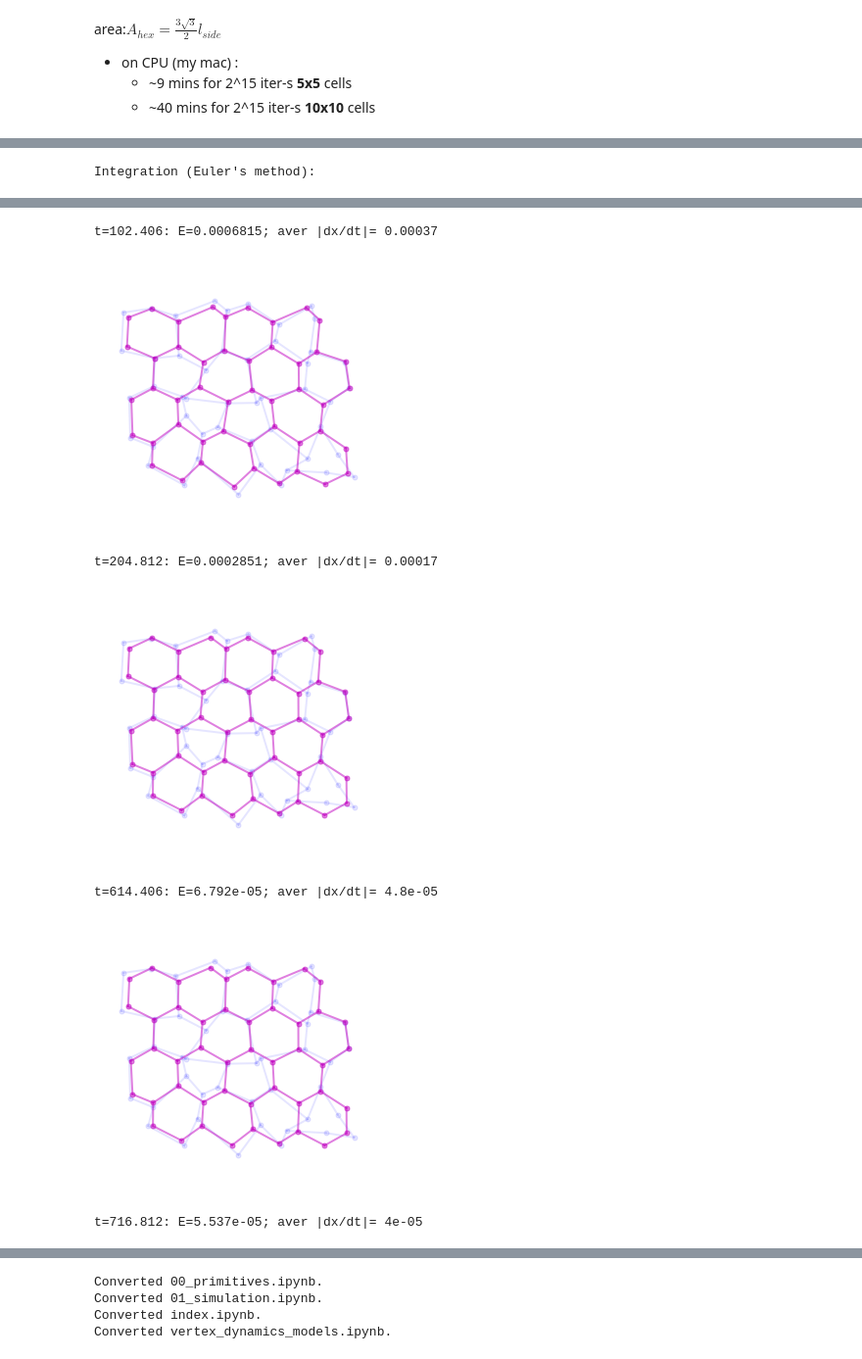
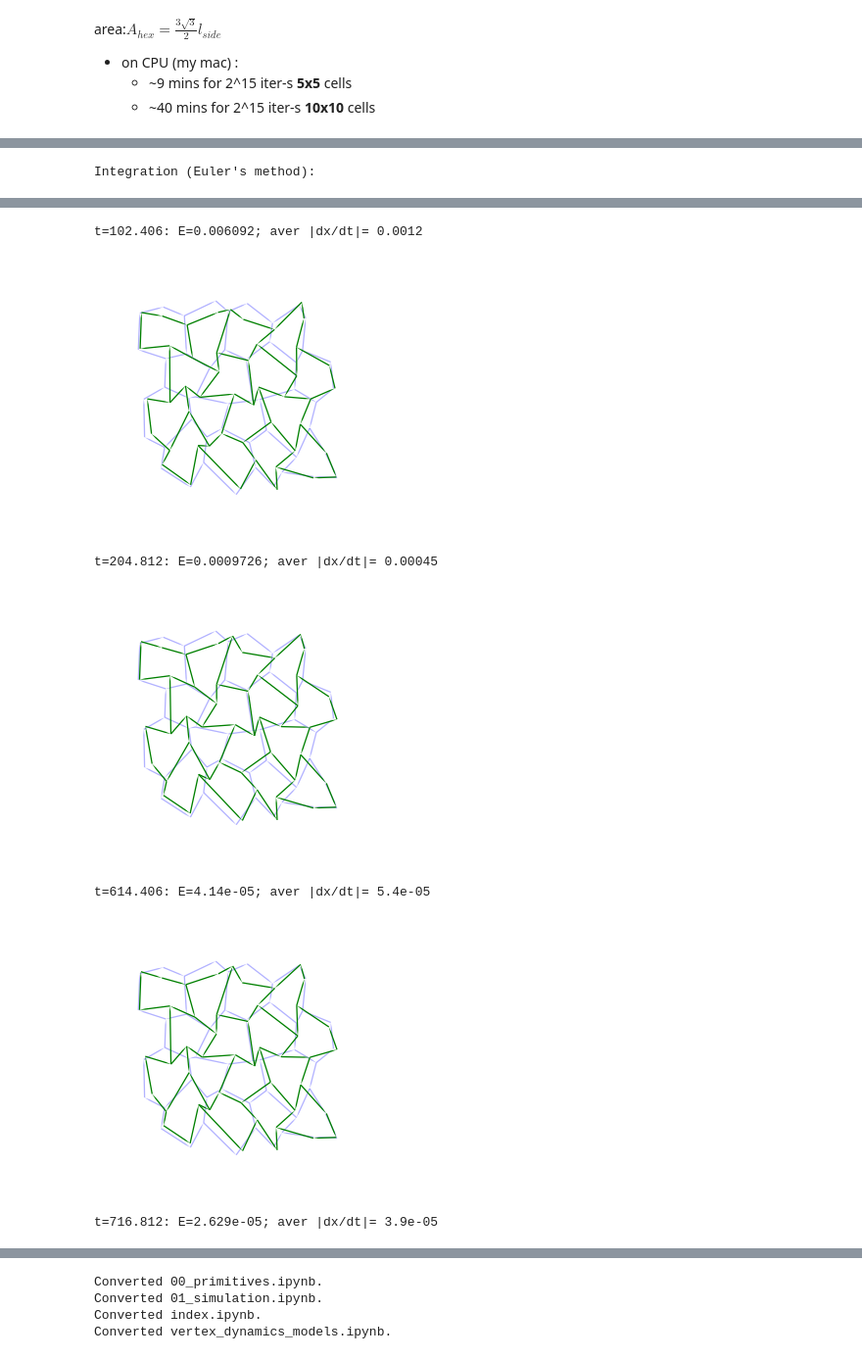
Before and after one commit to mshagirov/vertex_simulation, a Jupyter notebook: nbs/01_simulation.ipynb, the cells around one changed output, grey strips where cells are left out. Shown at 98% size. Drawn from its saved outputs; the diff is of its cells as text; code cells hidden in the pictures.

```diff
--- a/nbs/01_simulation.ipynb
+++ b/nbs/01_simulation.ipynb
@@ -49,6 +52,8 @@ def unit_hex_seeds(Sx,Sy):
     X[1::2,:]+=x_offset
     return np.concatenate((X.ravel()[:,np.newaxis],Y.ravel()[:,np.newaxis]),axis=1)
 
+
+
 def mask2vrn_region(verts,vrn_regions,row_mask):
     '''Apply mask to Voronoi regions and vertices and re-label them.
 
@@ -56,9 +61,10 @@ def mask2vrn_region(verts,vrn_regions,row_mask):
     and regions with "-1" Voronoi vertices.
 
     Arg-s:
-    - `verts` : Voronoi vertex locations
+    - `verts` : Voronoi vertex locations (`numpy` array).
     - `vrn_regions`: Voronoi regions ("cells"). Empty regions and
     out-of-diagram Voronoi regions with "-1" vertices are removed.
+    - `row_mask`: 1-d binary mask for `verts` rows.
 
     Returns:
     - `v_x` : vertices after applying the mask (`=verts[row_mask,:]`)
@@ -74,8 +80,8 @@ def mask2vrn_region(verts,vrn_regions,row_mask):
     return v_x, regions
 # %%
 # export
-def unit_hexagons(Nx,Ny):
-    '''Produces Nx by Ny hexagons with unit length edges.
+def unit_hexagons(Ny,Nx):
+    '''Produces Ny columns-by-Nx rows of hexagons with unit length edges.
 
     Uses scipy.spatial.Voronoi, then trims non-hexagon edge cells and vertices.
 
@@ -170,12 +179,18 @@ verts = Vertex(v_x)
 edges = torch.tensor(edge_list)
 
 cell_graph = Monolayer(vertices=Vertex(v_x.copy()), edges=edges, cells=cells)
+init_state = Graph(vertices=Vertex(v_x.copy()), edges=edges)
+quiver_kwargs={'units': 'xy', 'angles': 'xy', 'scale_units': 'xy',
+               'scale': 1.0, 'headwidth': 0, 'headlength': 0,
+               'width': 0.05, 'color': 'b','alpha':.2}
 cell_graph.vertices.requires_grad_(True)
 
 # initial state
 figsize=[5,5]
 plt.figure(figsize=figsize)
-plot_graph(v_x,cell_graph.edges,plot_arg=['m-','m.'],alphas=[.5])
+plot_graph_as_quiver(cell_graph,quiver_kwargs=quiver_kwargs)
+plt.plot(cell_graph.vertices.x[:,0].detach().cpu(),
+         cell_graph.vertices.x[:,1].detach().cpu(),'mo',ms=5,alpha=.5)
 axs_lims = np.array(plt.axis())
 hw = 1.25*(axs_lims[1::2]-axs_lims[0::2])/2
 xy_0 = [axs_lims[:2].mean(), axs_lims[2:].mean()]
@@ -207,8 +222,8 @@ for n in range(t_total):
     t.append(t[-1]+Dt)
     if round((n+1)%(t_total/10))==0:
         plt.figure(figsize=figsize)
-        plot_graph(v_x,cell_graph.edges,plot_arg=['b-','b.'],alphas=[.1])
-        plot_graph(cell_graph.vertices.x.detach(),cell_graph.edges,plot_arg=['m-','m.'],alphas=[.5])
+        plot_graph_as_quiver(init_state,quiver_kwargs=quiver_kwargs)
+        plot_graph_as_quiver(cell_graph)
         plt.axis(axs_lims)
         plt.show()
         mean_grad = torch.norm(dxdt,dim=1).mean().item()
@@ -246,7 +261,7 @@ Areas:tensor([2.2320, 2.2317, 2.2316, 2.2306, 2.2312, 2.2314, 2.2309, 2.2307, 2.
 v_x,regions =unit_hexagons(4,4)
 # let's seed RNG for sanity and reproducibility
 np.random.seed(24)
-v_x += np.random.randn(v_x.shape[0], v_x.shape[1])*.25
+v_x += np.random.randn(v_x.shape[0], v_x.shape[1])*.2
 
 edge_list,cells = VoronoiRegions2Edges(regions)
 # using Voronoi tesselation from above:
@@ -254,12 +269,18 @@ verts = Vertex(v_x)
 edges = torch.tensor(edge_list)
 
 cell_graph = Monolayer(vertices=Vertex(v_x.copy()), edges=edges, cells=cells)
+init_state = Graph(vertices=Vertex(v_x.copy()), edges=edges)
+quiver_kwargs={'units': 'xy', 'angles': 'xy', 'scale_units': 'xy',
+               'scale': 1.0, 'headwidth': 0, 'headlength': 0,
+               'width': 0.05, 'color': 'b','alpha':.2}
 cell_graph.vertices.requires_grad_(True)
 
 # initial state
 figsize=[5,5]
 plt.figure(figsize=figsize)
-plot_graph(v_x,cell_graph.edges,plot_arg=['m-','m.'],alphas=[.5])
+plot_graph_as_quiver(cell_graph,quiver_kwargs=quiver_kwargs)
+plt.plot(cell_graph.vertices.x[:,0].detach().cpu(),
+         cell_graph.vertices.x[:,1].detach().cpu(),'mo',ms=5,alpha=.5)
 axs_lims = np.array(plt.axis())
 hw = 1.25*(axs_lims[1::2]-axs_lims[0::2])/2
 xy_0 = [axs_lims[:2].mean(), axs_lims[2:].mean()]
@@ -270,7 +291,7 @@ plt.close()
 
 # Define energy function
 k=1.0
-energy = lambda p,a: torch.sum(.01*(p-6)**2)+torch.sum((a-2.6)**2) #
+energy = lambda p,a: torch.sum(.001*(p-7)**2)+torch.sum((a-2.3)**2) #
 # Numerical integration
 Dt = 2**-5 # time step size
 t = [0]
@@ -291,8 +312,8 @@ for n in range(t_total):
     t.append(t[-1]+Dt)
     if round((n+1)%(t_total/10))==0:
         plt.figure(figsize=figsize)
-        plot_graph(v_x,cell_graph.edges,plot_arg=['b-','b.'],alphas=[.1])
-        plot_graph(cell_graph.vertices.x.detach(),cell_graph.edges,plot_arg=['m-','m.'],alphas=[.5])
+        plot_graph_as_quiver(init_state,quiver_kwargs=quiver_kwargs)
+        plot_graph_as_quiver(cell_graph)
         plt.axis(axs_lims)
         plt.show()
         mean_grad = torch.norm(dxdt,dim=1).mean().item()
@@ -314,7 +335,7 @@ Integration (Euler's method):
-t=102.406: E=0.0006815; aver |dx/dt|= 0.00037
+t=102.406: E=0.006092; aver |dx/dt|= 0.0012
-[figure, old version]
+[figure, new version]
-t=204.812: E=0.0002851; aver |dx/dt|= 0.00017
+t=204.812: E=0.0009726; aver |dx/dt|= 0.00045
-[figure, old version]
+[figure, new version]
-t=614.406: E=6.792e-05; aver |dx/dt|= 4.8e-05
+t=614.406: E=4.14e-05; aver |dx/dt|= 5.4e-05
-[figure, old version]
+[figure, new version]
-t=716.812: E=5.537e-05; aver |dx/dt|= 4e-05
+t=716.812: E=2.629e-05; aver |dx/dt|= 3.9e-05
```
Also changed, not shown: parts of 4 cells of this notebook, 6 other files.
